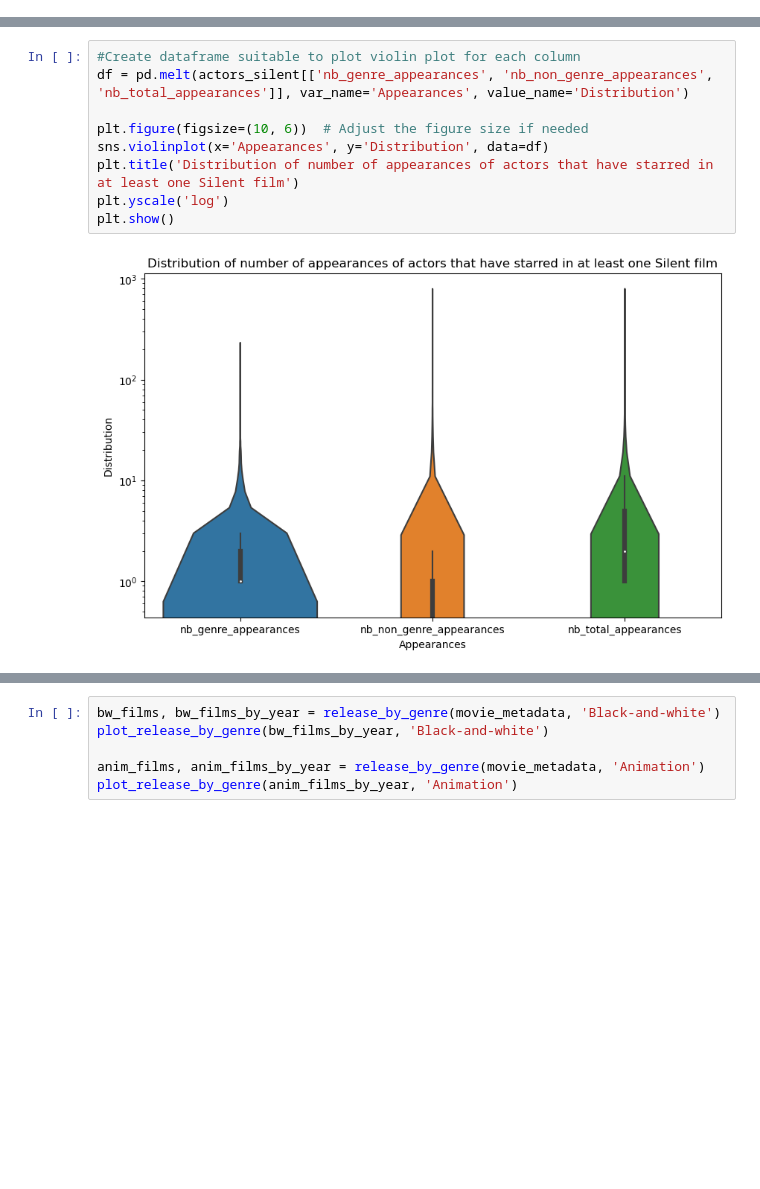
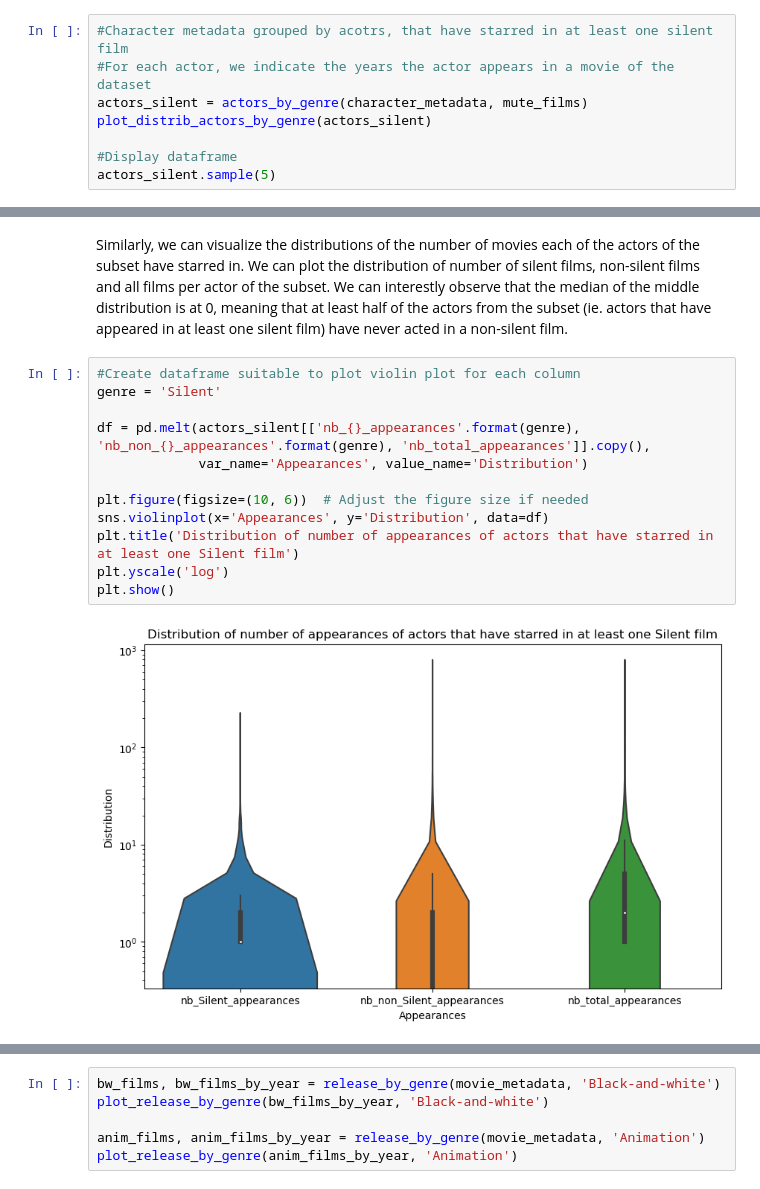
Before and after one commit to epfl-ada/ada-2023-project-adacalypse, a Jupyter notebook: code/actors_career_arc.ipynb, the cells around one changed output, grey strips where cells are left out. Drawn from its saved outputs; the diff is of its cells as text; blank space fills up the shorter version.

Commit message:
actors career notebooks and script

```diff
--- a/code/actors_career_arc.ipynb
+++ b/code/actors_career_arc.ipynb
@@ -172,0 +192,8 @@ plot_distrib_actors_by_genre(actors_silent)
+# %%
+#Character metadata grouped by acotrs, that have starred in at least one silent film
+#For each actor, we indicate the years the actor appears in a movie of the dataset
+actors_silent = actors_by_genre(character_metadata, mute_films)
+plot_distrib_actors_by_genre(actors_silent)
+
+#Display dataframe
+actors_silent.sample(5)
@@ -173,11 +209,17 @@ plot_distrib_actors_by_genre(actors_silent)
+# %% [markdown]
+Similarly, we can visualize the distributions of the number of movies each of the actors of the subset have starred in. We can plot the distribution of number of silent films, non-silent films and all films per actor of the subset.
+We can interestly observe that the median of the middle distribution is at 0, meaning that at least half of the actors from the subset (ie. actors that have appeared in at least one silent film) have never acted in a non-silent film.
 # %%
 #Create dataframe suitable to plot violin plot for each column
-df = pd.melt(actors_silent[['nb_genre_appearances', 'nb_non_genre_appearances', 'nb_total_appearances']], var_name='Appearances', value_name='Distribution')
+genre = 'Silent'
+
+df = pd.melt(actors_silent[['nb_{}_appearances'.format(genre), 'nb_non_{}_appearances'.format(genre), 'nb_total_appearances']].copy(),
+             var_name='Appearances', value_name='Distribution')
 
 plt.figure(figsize=(10, 6))  # Adjust the figure size if needed
 sns.violinplot(x='Appearances', y='Distribution', data=df)
 plt.title('Distribution of number of appearances of actors that have starred in at least one Silent film')
 plt.yscale('log')
 plt.show()
 # %% [output]
-[figure, old version]
+[figure, new version]
```
Also changed, not shown: parts of 19 cells of this notebook, 1 other file.
